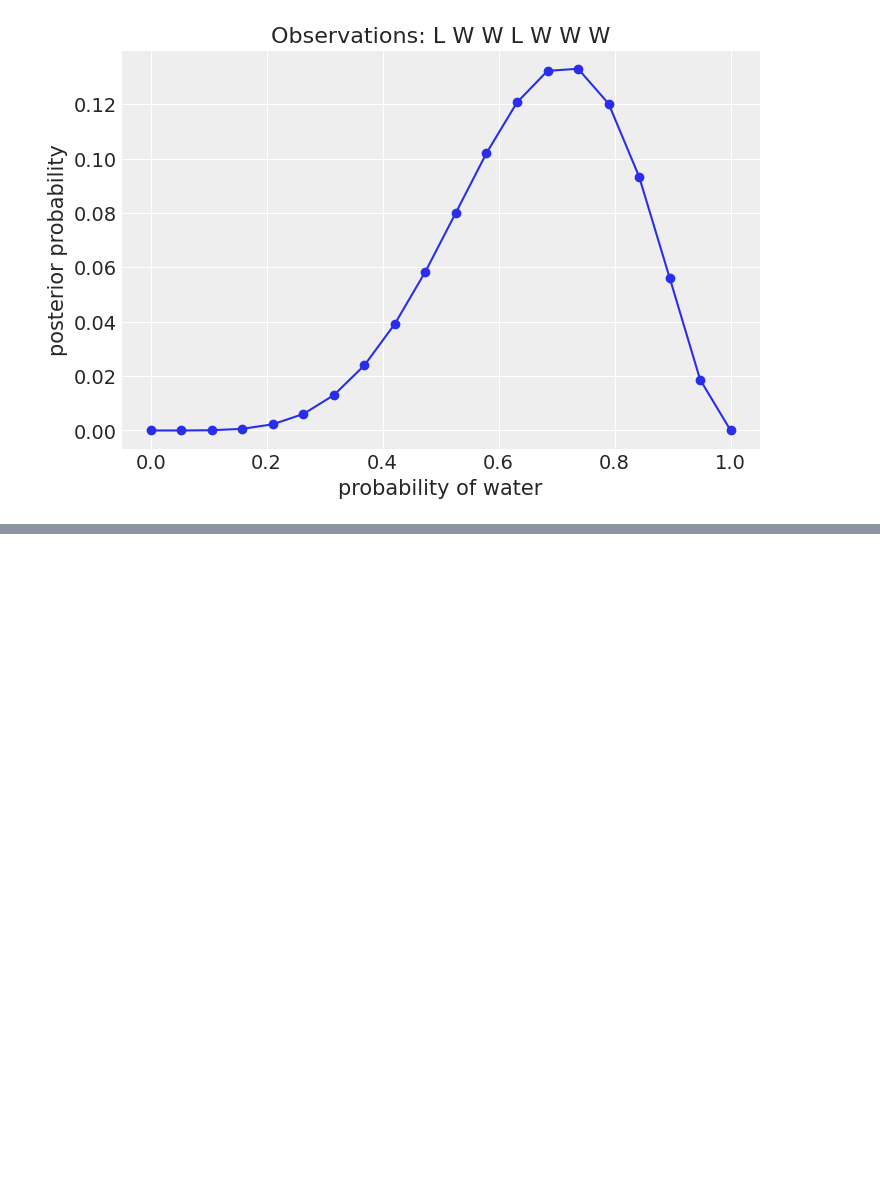
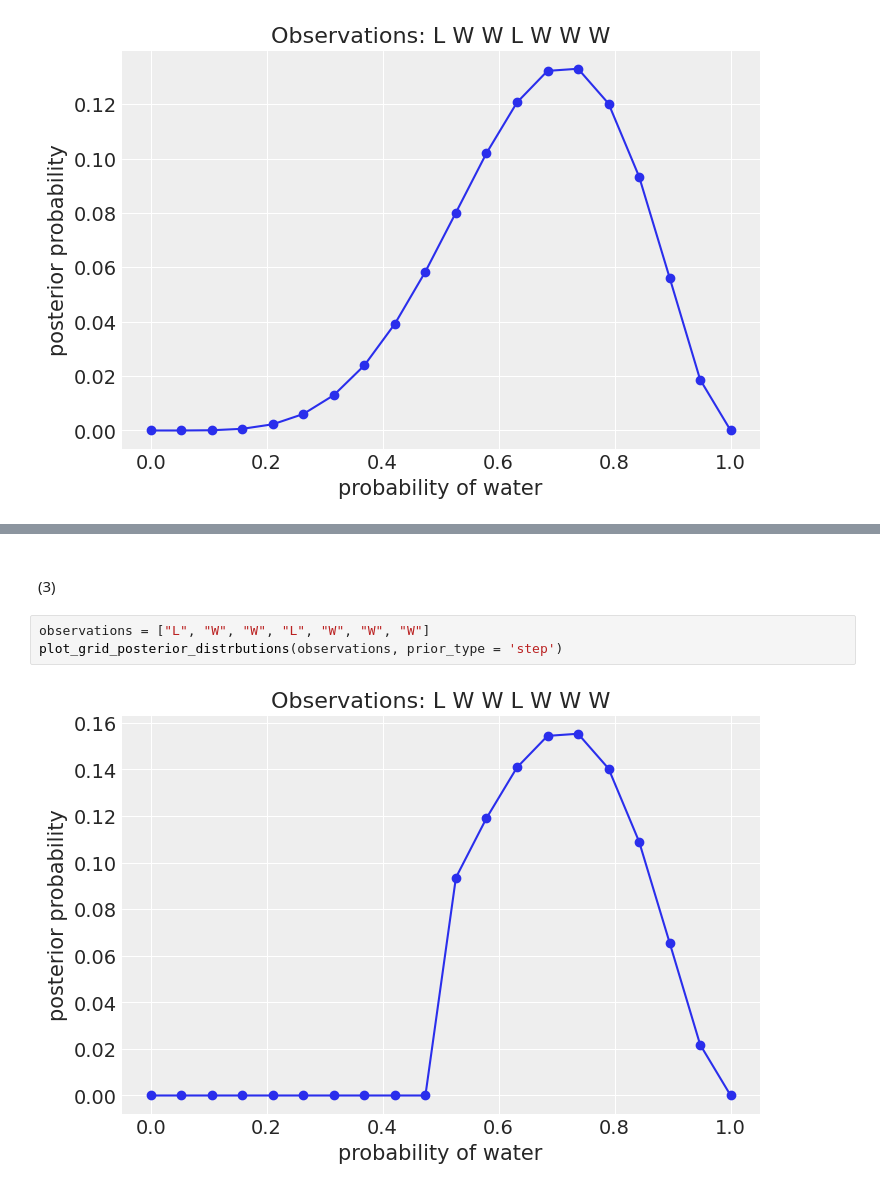
Before and after one commit to BookBub/statistical_rethinking, a Jupyter notebook: chapter_02/annie.ipynb, the cells around one changed output, grey strips where cells are left out. Saved outputs shown, nothing was run; the diff lists cells and outputs as text; blank space fills up the shorter version.

```diff
--- a/chapter_02/annie.ipynb
+++ b/chapter_02/annie.ipynb
@@ -87,0 +108,13 @@ plot_grid_posterior_distrbutions(observations)
+# %% [markdown]
+#
+
+
+
+
+
+(3)
+# %%
+observations = ["L", "W", "W", "L", "W", "W", "W"]
+plot_grid_posterior_distrbutions(observations, prior_type = 'step')
+# %% [output]
+[figure, added]
```
Also changed, not shown: parts of 16 cells of this notebook.
